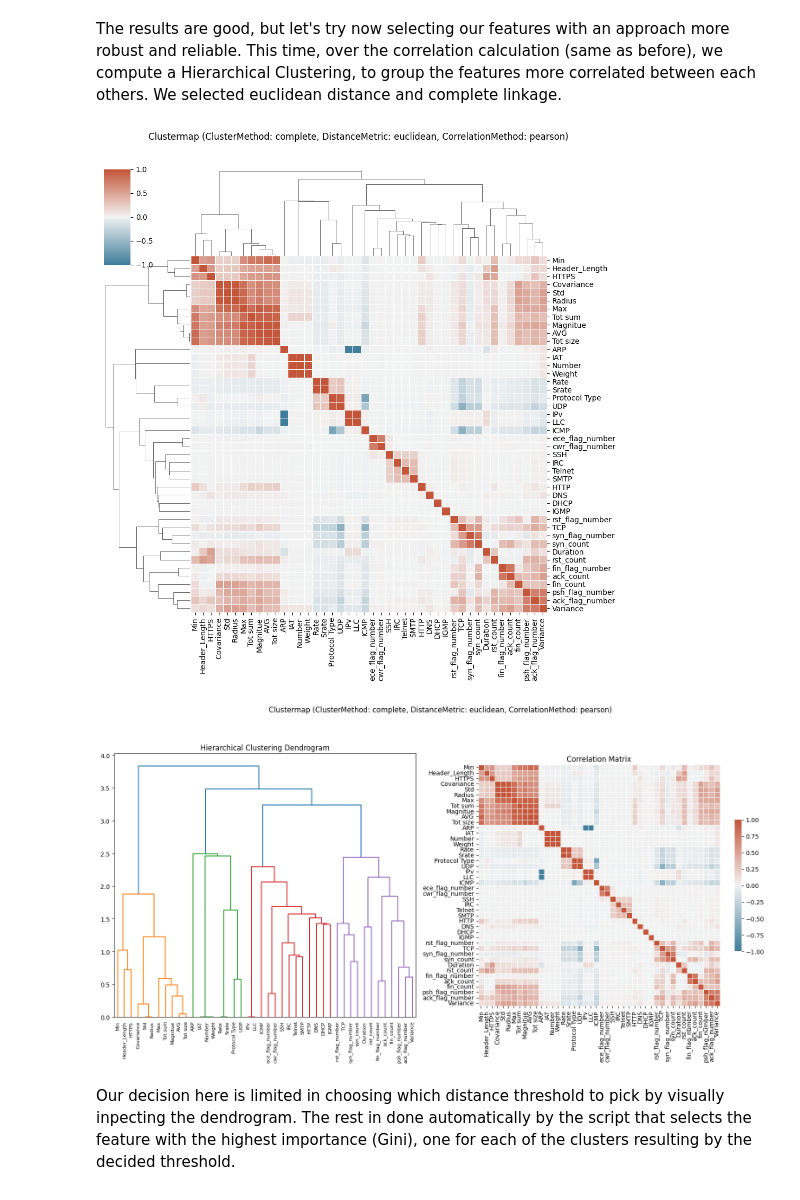
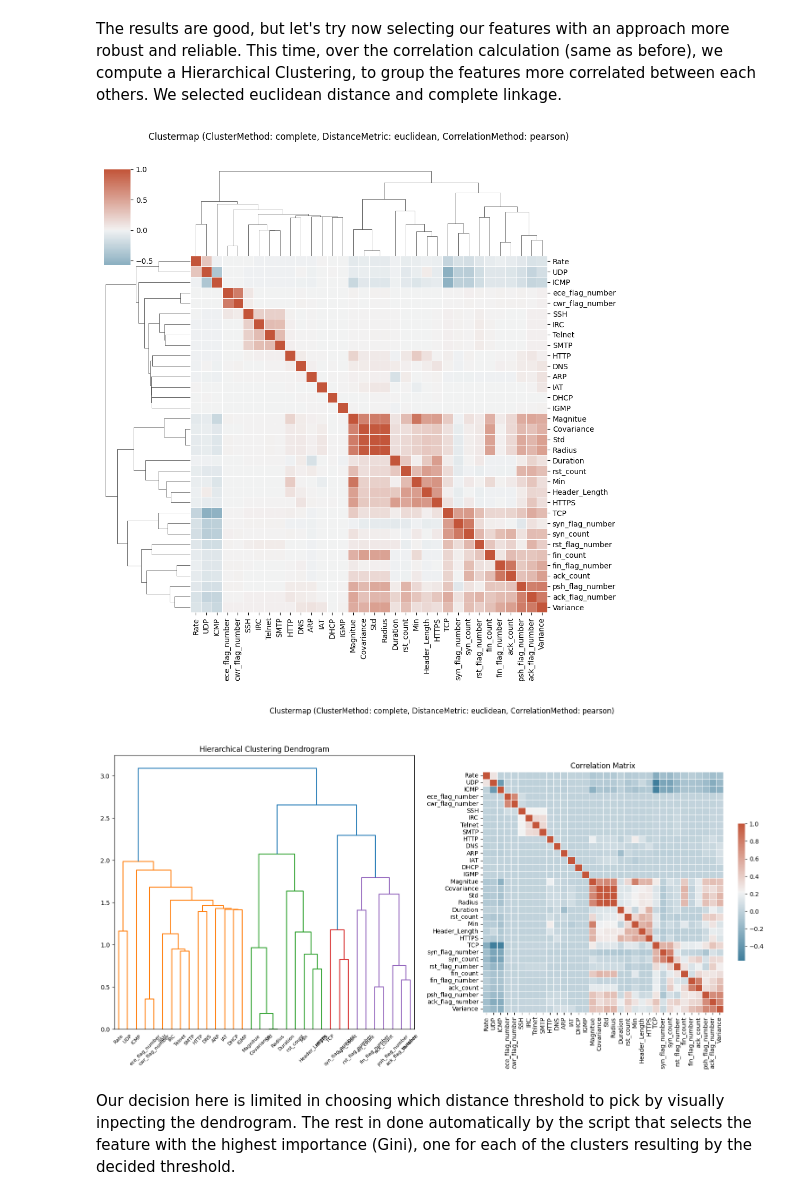
Before and after one commit to campanamattia/ai_for_security, a Jupyter notebook: notebook_edit.ipynb, the cells around one changed output. Cells and saved outputs as stored; diff of their text form; code cells hidden in the pictures.

```diff
--- a/notebook_edit.ipynb
+++ b/notebook_edit.ipynb
@@ -617,7 +605,7 @@ dist_metric = 'euclidean'
 cmap = sns.diverging_palette(230, 20, as_cmap=True)
 
 # Compute the correlation matrix (Pearson)
-corr = df.drop(['is_benign', 'attack', 'category'], axis=1).corr(method=corr_method)
+corr = df_sel_manual.drop(['is_benign', 'attack', 'category'], axis=1).corr(method=corr_method)
 
 # Create the clustermap (but we will not display it directly)
 g = sns.clustermap(corr, annot=False, cbar=True, cmap=cmap, center=0,
@@ -625,35 +613,35 @@ g = sns.clustermap(corr, annot=False, cbar=True, cmap=cmap, center=0,
                    metric=dist_metric, method=link_method, xticklabels=True, yticklabels=True)
 g.fig.suptitle(f"Clustermap (ClusterMethod: {link_method}, DistanceMetric: {dist_metric}, CorrelationMethod: {corr_method})", y=1.05)
 plt.show()
 
 # Extract the linkage matrix for the dendrogram
 linkage_matrix = g.dendrogram_col.linkage
 
 # Create a figure with two subplots: one for the dendrogram, one for the correlation matrix
 fig, (ax1, ax2) = plt.subplots(1, 2, figsize=(16, 8))
 
 # Plot the dendrogram (left plot)
 dendrogram(linkage_matrix, ax=ax1, labels=corr.columns)
 ax1.set_title("Hierarchical Clustering Dendrogram")
 
 # Reorder the correlation matrix based on the dendrogram leaf order
 dendro_idx = g.dendrogram_col.reordered_ind
 reordered_corr = corr.iloc[dendro_idx, dendro_idx]
 
 # Plot the reordered correlation matrix (right plot)
 sns.heatmap(reordered_corr, annot=False, cmap=cmap, cbar=True, ax=ax2, cbar_kws={"shrink": .5},
             linewidths=0.5, square=True, xticklabels=True, yticklabels=True)
 ax2.set_title("Correlation Matrix")
 
 # Add a title for the entire figure
 fig.suptitle(f"Clustermap (ClusterMethod: {link_method}, DistanceMetric: {dist_metric}, CorrelationMethod: {corr_method})", y=1.05)
 
 # Adjust layout
 plt.tight_layout()
 plt.show()
 # %% [output]
-[figure, old version]
+[figure, new version]
-[figure, old version]
+[figure, new version]
 # %% [markdown]
 Our decision here is limited in choosing which distance threshold to pick by visually inpecting the dendrogram. The rest in done automatically by the script that selects the feature with the highest importance (Gini), one for each of the clusters resulting by the decided threshold.
 # %%
```
Also changed, not shown: parts of 22 cells of this notebook, 10 other files.
